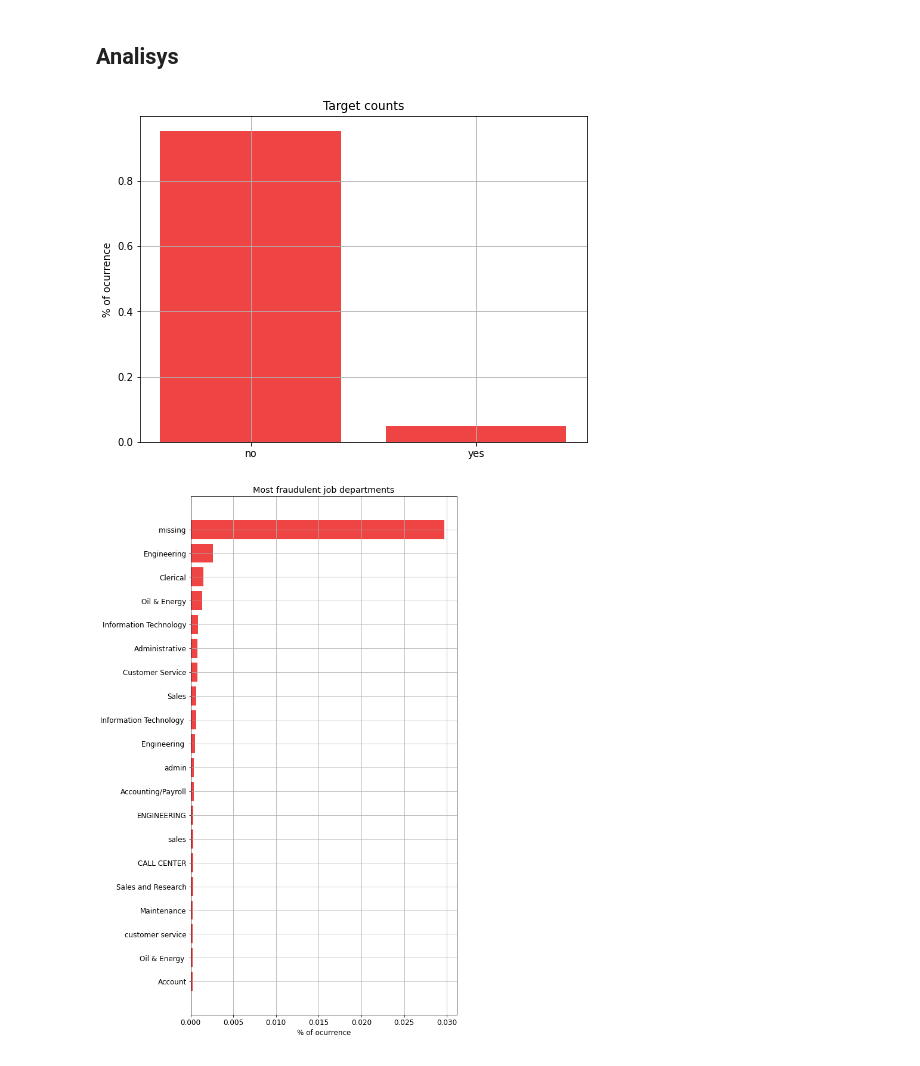
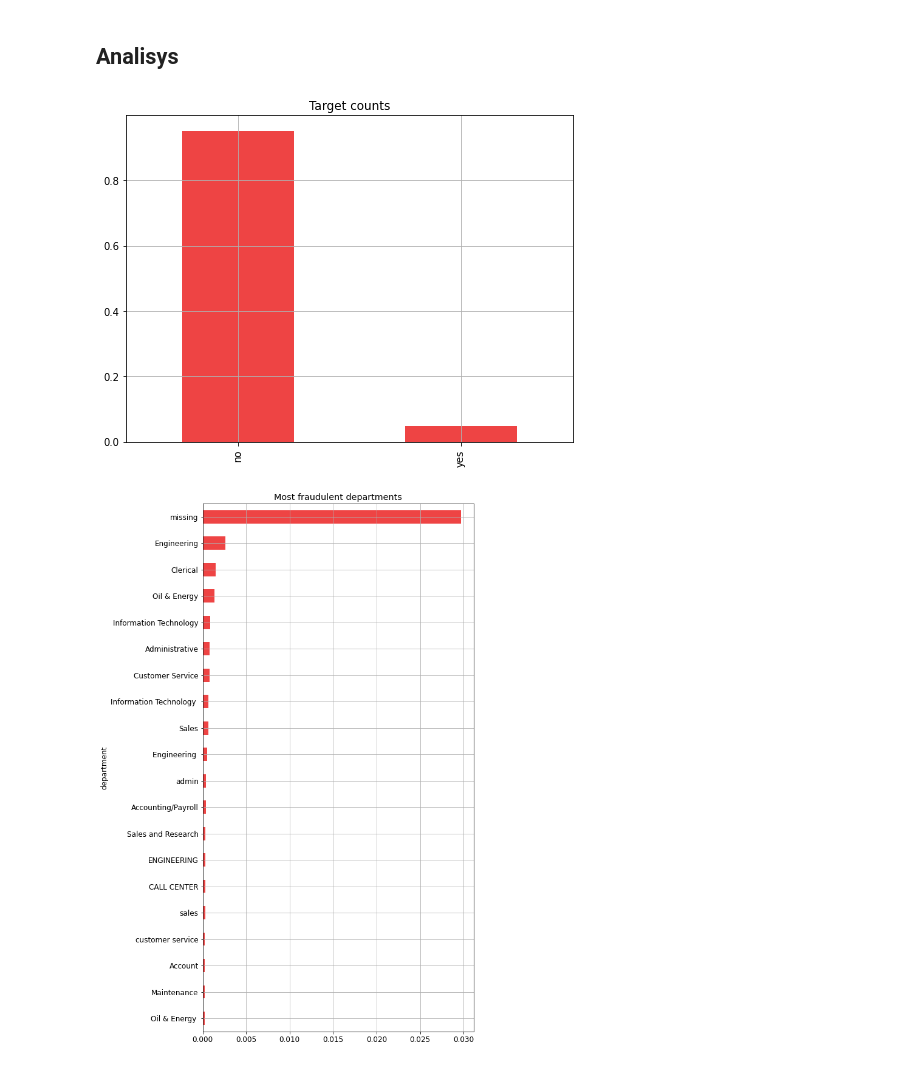
Before and after one commit to FelixLuciano/Fake-JobPosting-Prediction, a Jupyter notebook: notebooks/Exploratory_analysis.ipynb, the cells around one changed output. Cells and saved outputs as stored; diff of their text form; code cells hidden in the pictures.

```diff
--- a/notebooks/Exploratory_analysis.ipynb
+++ b/notebooks/Exploratory_analysis.ipynb
@@ -107,33 +107,27 @@ df
 # %% [markdown]
 ## Analisys
 # %%
-traget_counts = df["fraudulent"].value_counts(normalize=True)
+fraudulent_counts = df["fraudulent"].value_counts(normalize=True)
 
 plt.figure(figsize=(8, 6))
-plt.title("Target counts")
-plt.bar(("no", "yes"), traget_counts.values, color="#E44")
-plt.ylabel("% of ocurrence")
+fraudulent_counts.plot(title="Target counts", kind="bar", color="#E44",  grid=True)
 plt.rcParams["font.size"] = "12"
-plt.grid()
 plt.savefig("plots/target_counts.png", dpi=300)
 plt.show()
 # %% [output]
-[figure, old version]
+[figure, new version]
 # %%
 department_cross = pd.crosstab(df["department"], df["fraudulent"], normalize=True)
 department_cross_filtered = department_cross["yes"].sort_values(ascending=False).iloc[0:20]
 
 plt.figure(figsize=(8, 16))
-plt.title("Most fraudulent job departments")
-plt.barh(department_cross_filtered.index, department_cross_filtered.values, color="#E44")
-plt.xlabel("% of ocurrence")
+department_cross_filtered.plot(title="Most fraudulent departments", kind="barh", color="#E44",  grid=True)
 plt.gca().invert_yaxis()
-plt.grid()
 plt.rcParams["font.size"] = "12"
 plt.savefig("plots/most_fraudulent_job_departments.png", dpi=300)
 plt.show()
 # %% [output]
-[figure, old version]
+[figure, new version]
 # %%
 employment_type_cross = pd.crosstab(df["employment_type"], df["fraudulent"], normalize=True)
 employment_type_cross_filtered = employment_type_cross["yes"].sort_values()
```
Also changed, not shown: parts of 4 cells of this notebook, 7 other files.
